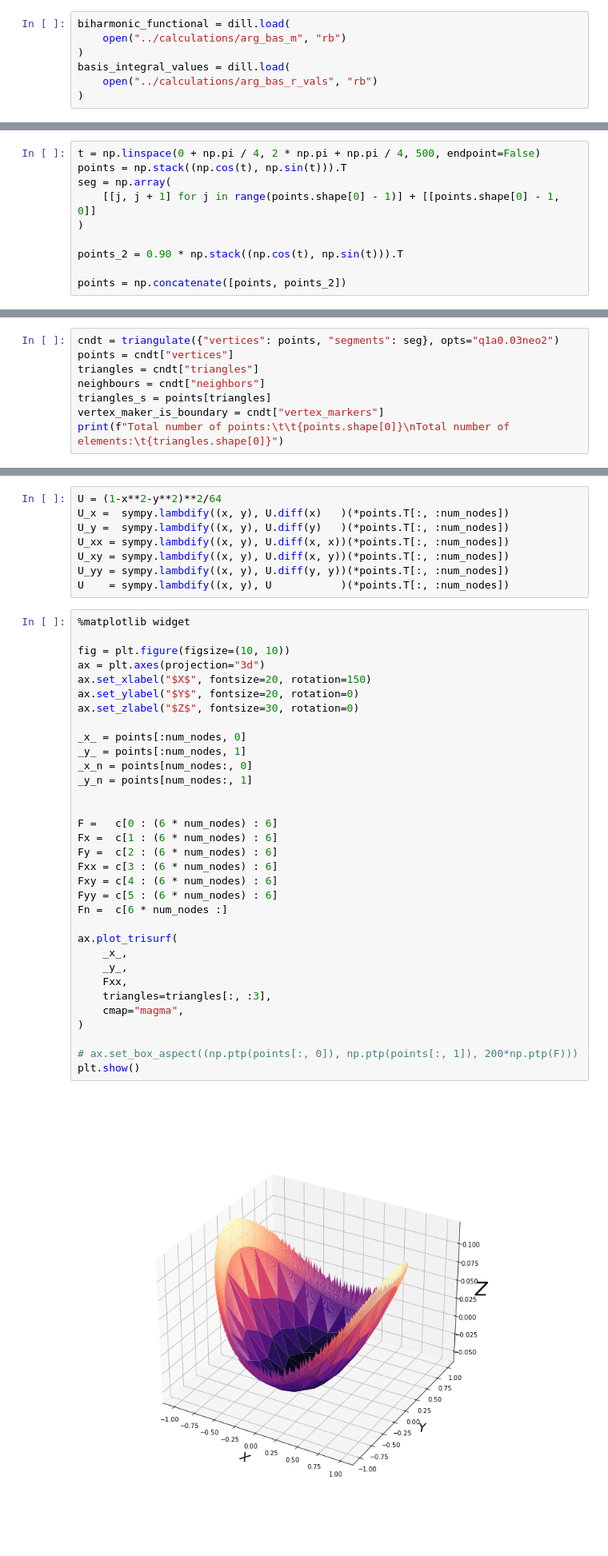
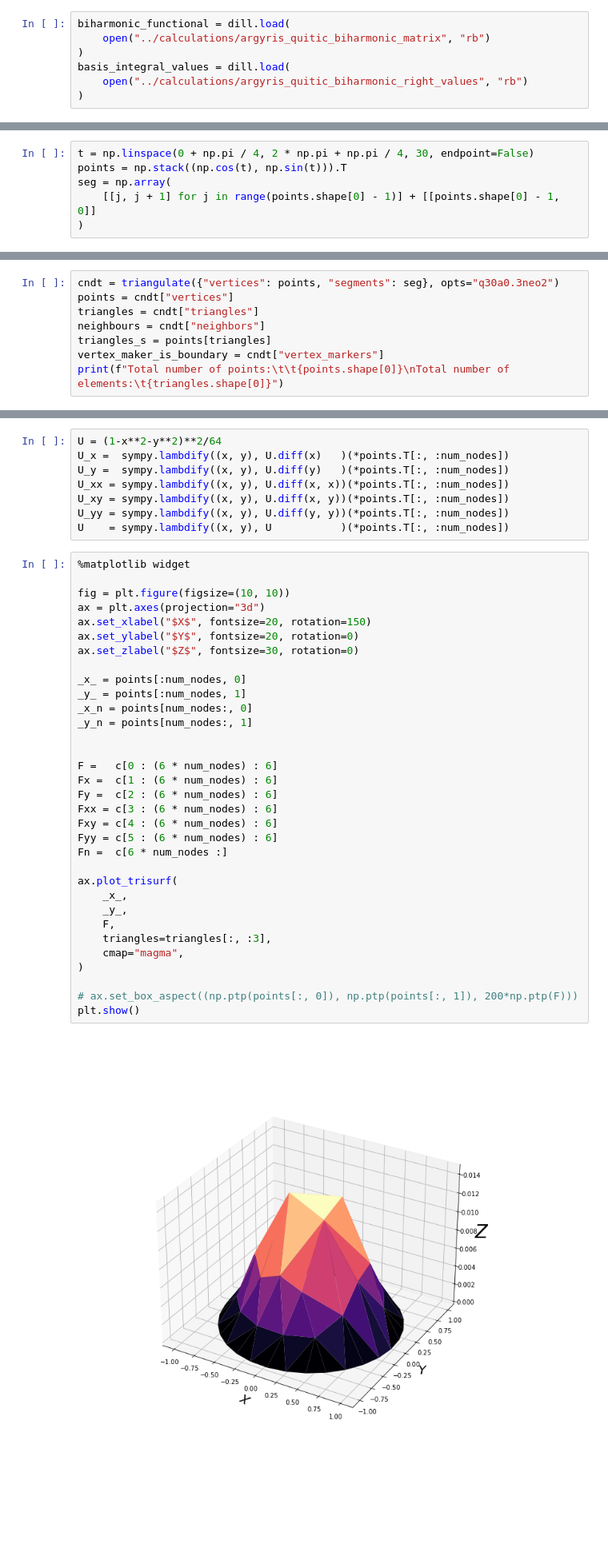
Before and after one commit to kamosevoyan/Diploma_work, a Jupyter notebook: Notebooks/Solutions/Biharmonic_equation_solution_on_polygonal_domain_argyris-optimized.ipynb, the cells around one changed output, grey strips where cells are left out. Shown at 80% size. Saved outputs shown, nothing was run; the diff lists cells and outputs as text; blank space fills up the shorter version.

```diff
--- a/Notebooks/Solutions/Biharmonic_equation_solution_on_polygonal_domain_argyris-optimized.ipynb
+++ b/Notebooks/Solutions/Biharmonic_equation_solution_on_polygonal_domain_argyris-optimized.ipynb
@@ -18,27 +18,23 @@ dill.settings["recurse"] = True
 ### Get precomputed integrals
 # %%
 biharmonic_functional = dill.load(
-    open("../calculations/arg_bas_m", "rb")
+    open("../calculations/argyris_quitic_biharmonic_matrix", "rb")
 )
 basis_integral_values = dill.load(
-    open("../calculations/arg_bas_r_vals", "rb")
+    open("../calculations/argyris_quitic_biharmonic_right_values", "rb")
 )
 # %% [markdown]
 ### Initialize the domain
 # %%
-t = np.linspace(0 + np.pi / 4, 2 * np.pi + np.pi / 4, 500, endpoint=False)
+t = np.linspace(0 + np.pi / 4, 2 * np.pi + np.pi / 4, 30, endpoint=False)
 points = np.stack((np.cos(t), np.sin(t))).T
 seg = np.array(
     [[j, j + 1] for j in range(points.shape[0] - 1)] + [[points.shape[0] - 1, 0]]
 )
-
-points_2 = 0.90 * np.stack((np.cos(t), np.sin(t))).T
-
-points = np.concatenate([points, points_2])
 # %% [markdown]
 ### Run triangulation
 # %%
-cndt = triangulate({"vertices": points, "segments": seg}, opts="q1a0.03neo2")
+cndt = triangulate({"vertices": points, "segments": seg}, opts="q30a0.3neo2")
 points = cndt["vertices"]
 triangles = cndt["triangles"]
 neighbours = cndt["neighbors"]
@@ -326,35 +322,35 @@ U    = sympy.lambdify((x, y), U           )(*points.T[:, :num_nodes])
 fig = plt.figure(figsize=(10, 10))
 ax = plt.axes(projection="3d")
 ax.set_xlabel("$X$", fontsize=20, rotation=150)
 ax.set_ylabel("$Y$", fontsize=20, rotation=0)
 ax.set_zlabel("$Z$", fontsize=30, rotation=0)
 
 _x_ = points[:num_nodes, 0]
 _y_ = points[:num_nodes, 1]
 _x_n = points[num_nodes:, 0]
 _y_n = points[num_nodes:, 1]
 
 
 F =   c[0 : (6 * num_nodes) : 6]
 Fx =  c[1 : (6 * num_nodes) : 6]
 Fy =  c[2 : (6 * num_nodes) : 6]
 Fxx = c[3 : (6 * num_nodes) : 6]
 Fxy = c[4 : (6 * num_nodes) : 6]
 Fyy = c[5 : (6 * num_nodes) : 6]
 Fn =  c[6 * num_nodes :]
 
 ax.plot_trisurf(
     _x_,
     _y_,
-    Fxx,
+    F,
     triangles=triangles[:, :3],
     cmap="magma",
 )
 
 # ax.set_box_aspect((np.ptp(points[:, 0]), np.ptp(points[:, 1]), 200*np.ptp(F)))
 plt.show()
 # %% [output]
-[figure, old version]
+[figure, new version]
 # %%
 abs(U - F).max() / abs(U).max()
 # %% [output]
```
Also changed, not shown: parts of 9 cells of this notebook, 21 other files.
